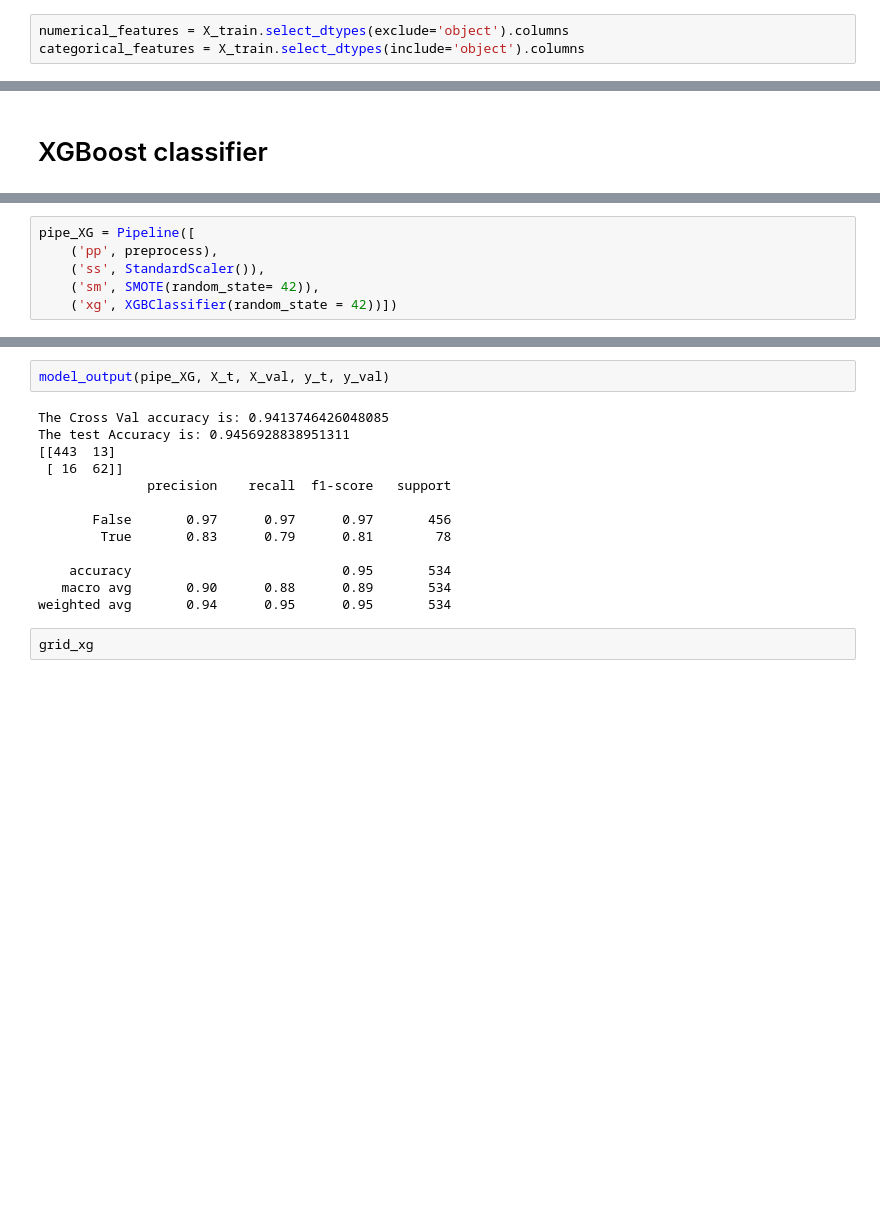
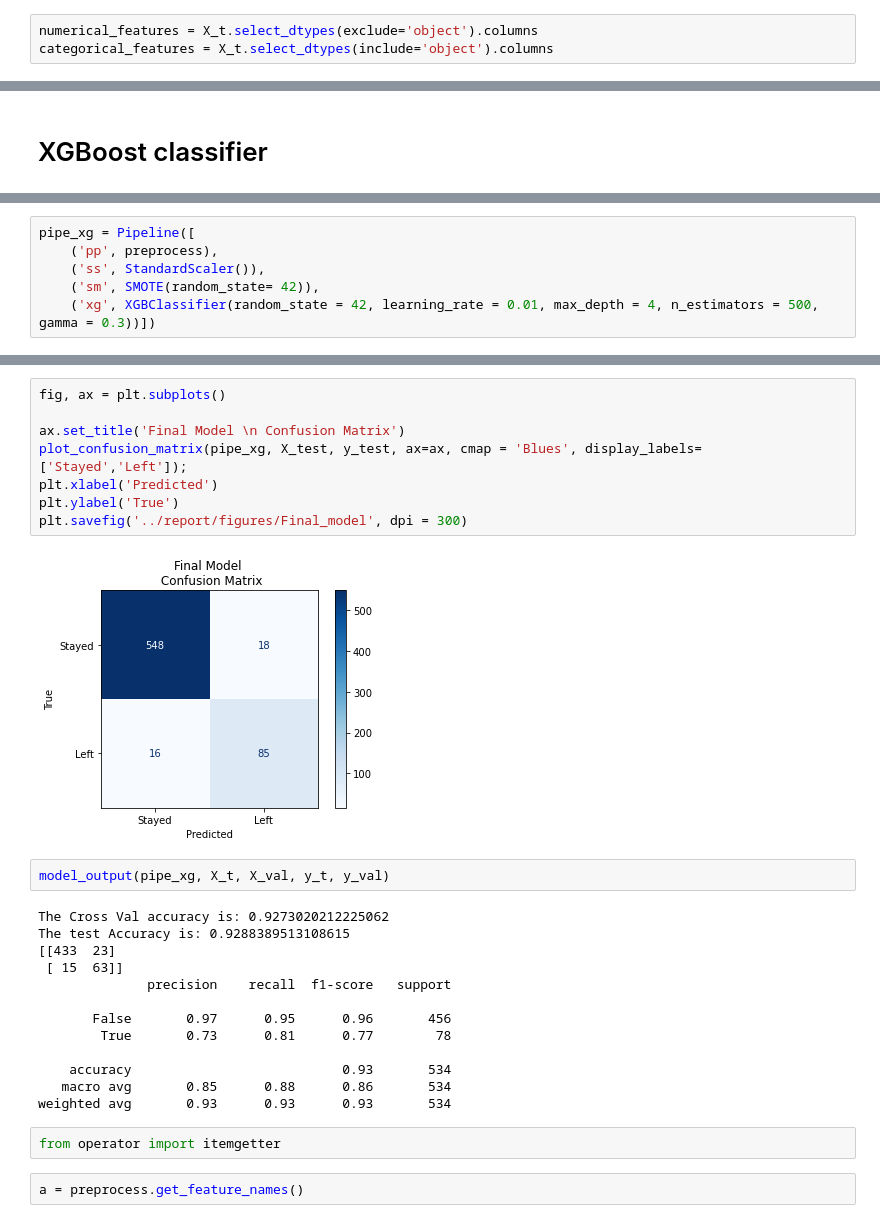
Before and after one commit to howen7/Predictive_Modeling, a Jupyter notebook: notebooks/exploratory/Hunter2.ipynb, the cells around one changed output, grey strips where cells are left out. Saved outputs shown, nothing was run; the diff lists cells and outputs as text; blank space fills up the shorter version.

```diff
--- a/notebooks/exploratory/Hunter2.ipynb
+++ b/notebooks/exploratory/Hunter2.ipynb
@@ -53,8 +43,8 @@ X.drop(columns=['total day minutes', 'total eve minutes', 'total night minutes',
 X_train, X_test, y_train, y_test = train_test_split(X,y, random_state=42, test_size = .2)
 X_t, X_val, y_t, y_val = train_test_split(X_train,y_train, random_state=42, test_size = .2)
 # %%
-numerical_features = X_train.select_dtypes(exclude='object').columns
-categorical_features = X_train.select_dtypes(include='object').columns
+numerical_features = X_t.select_dtypes(exclude='object').columns
+categorical_features = X_t.select_dtypes(include='object').columns
 # %%
 def model_output(model, X_t, X_val, y_t, y_val):
     '''Can be used on final test and train validation''
@@ -227,6 +233,6 @@ Hyper Tuned for Precision seems to give the best overall results. Ideally we wan
 # %%
-pipe_XG = Pipeline([
+pipe_xg = Pipeline([
     ('pp', preprocess),
     ('ss', StandardScaler()),
     ('sm', SMOTE(random_state= 42)),
-    ('xg', XGBClassifier(random_state = 42))])
+    ('xg', XGBClassifier(random_state = 42, learning_rate = 0.01, max_depth = 4, n_estimators = 500, gamma = 0.3))])
@@ -233,17 +254,29 @@ pipe_XG = Pipeline([
+# %%
+fig, ax = plt.subplots()
+
+ax.set_title('Final Model \n Confusion Matrix')
+plot_confusion_matrix(pipe_xg, X_test, y_test, ax=ax, cmap = 'Blues', display_labels=['Stayed','Left']);
+plt.xlabel('Predicted')
+plt.ylabel('True')
+plt.savefig('../report/figures/Final_model', dpi = 300)
+# %% [output]
+[figure, added]
 # %%
-model_output(pipe_XG, X_t, X_val, y_t, y_val)
+model_output(pipe_xg, X_t, X_val, y_t, y_val)
 # %% [output]
-The Cross Val accuracy is: 0.9413746426048085
-The test Accuracy is: 0.9456928838951311
-[[443  13]
- [ 16  62]]
+The Cross Val accuracy is: 0.9273020212225062
+The test Accuracy is: 0.9288389513108615
+[[433  23]
+ [ 15  63]]
               precision    recall  f1-score   support
 
-       False       0.97      0.97      0.97       456
-        True       0.83      0.79      0.81        78
+       False       0.97      0.95      0.96       456
+        True       0.73      0.81      0.77        78
 
-    accuracy                           0.95       534
-   macro avg       0.90      0.88      0.89       534
-weighted avg       0.94      0.95      0.95       534
+    accuracy                           0.93       534
+   macro avg       0.85      0.88      0.86       534
+weighted avg       0.93      0.93      0.93       534
-# %%
-grid_xg
+# %%
+from operator import itemgetter
+# %%
+a = preprocess.get_feature_names()
```
Also changed, not shown: parts of 37 cells of this notebook, 9 other files.
